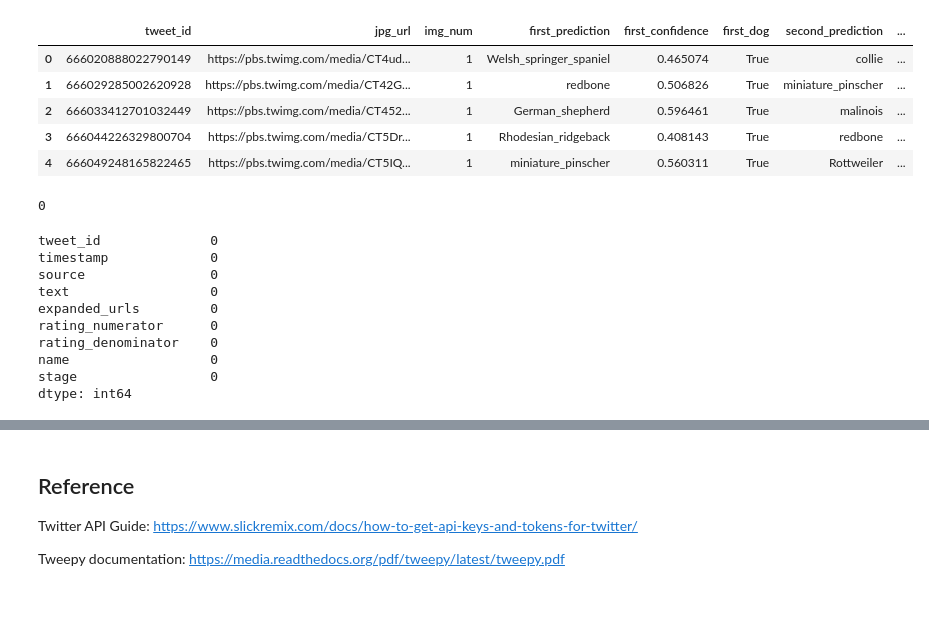
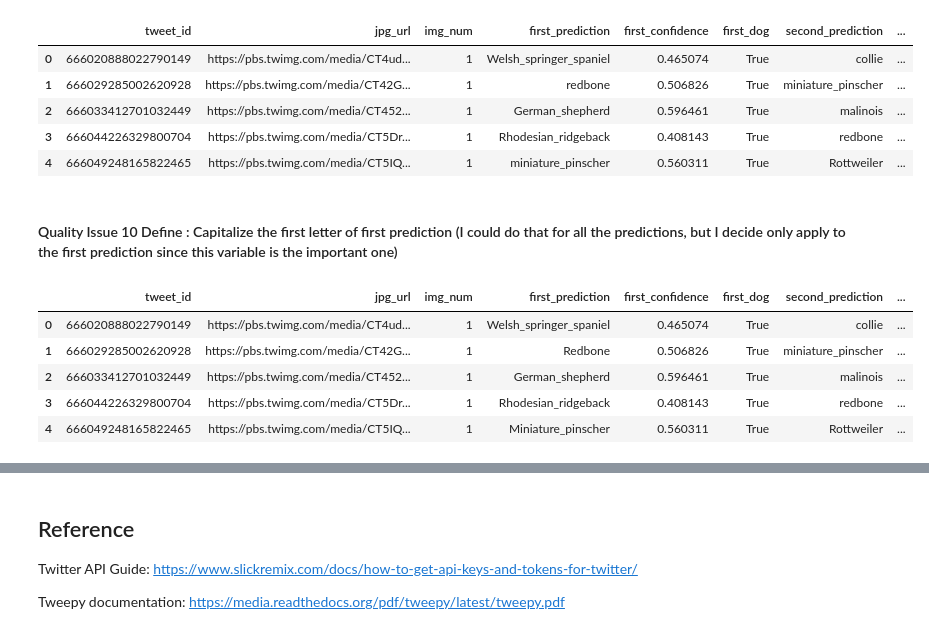
Before and after one commit to freena22/We-Rate-Dogs-Data-Wrangling-Project, a Jupyter notebook: WeRateDogs_Data_Wrangling_Project.ipynb, the cells around one changed output, grey strips where cells are left out. Saved outputs shown, nothing was run; the diff lists cells and outputs as text; code cells hidden in the pictures; blank space fills up the shorter version.

Commit message:
all issues fix

```diff
--- a/WeRateDogs_Data_Wrangling_Project.ipynb
+++ b/WeRateDogs_Data_Wrangling_Project.ipynb
@@ -731,20 +780,3 @@ image_predictions.head()
 | 2 | 666033412701032449 | https://pbs.twimg.com/media/CT452... | 1 | German_shepherd | 0.596461 | True | malinois | ... |
 | 3 | 666044226329800704 | https://pbs.twimg.com/media/CT5Dr... | 1 | Rhodesian_ridgeback | 0.408143 | True | redbone | ... |
 | 4 | 666049248165822465 | https://pbs.twimg.com/media/CT5IQ... | 1 | miniature_pinscher | 0.560311 | True | Rottweiler | ... |
-# %%
-twitter_archive_clean.duplicated().sum()
-# %% [output]
-0
-# %%
-twitter_archive_clean.isnull().sum()
-# %% [output]
-tweet_id              0
-timestamp             0
-source                0
-text                  0
-expanded_urls         0
-rating_numerator      0
-rating_denominator    0
-name                  0
-stage                 0
-dtype: int64
@@ -758,0 +783,13 @@ patients_clean = patients_clean.drop('contact', axis=1)
+# %% [markdown]
+#### Quality Issue 10 Define :  Capitalize the first letter of first prediction (I could do that for all the predictions, but I decide only apply to the first prediction since this variable is the important one)
+# %%
+image_predictions['first_prediction'] = image_predictions.first_prediction.str.capitalize()
+# %%
+image_predictions.head()
+# %% [output]
+|  | tweet_id | jpg_url | img_num | first_prediction | first_confidence | first_dog | second_prediction | ... |
+| 0 | 666020888022790149 | https://pbs.twimg.com/media/CT4ud... | 1 | Welsh_springer_spaniel | 0.465074 | True | collie | ... |
+| 1 | 666029285002620928 | https://pbs.twimg.com/media/CT42G... | 1 | Redbone | 0.506826 | True | miniature_pinscher | ... |
+| 2 | 666033412701032449 | https://pbs.twimg.com/media/CT452... | 1 | German_shepherd | 0.596461 | True | malinois | ... |
+| 3 | 666044226329800704 | https://pbs.twimg.com/media/CT5Dr... | 1 | Rhodesian_ridgeback | 0.408143 | True | redbone | ... |
+| 4 | 666049248165822465 | https://pbs.twimg.com/media/CT5IQ... | 1 | Miniature_pinscher | 0.560311 | True | Rottweiler | ... |
```
Also changed, not shown: parts of 54 cells of this notebook.
